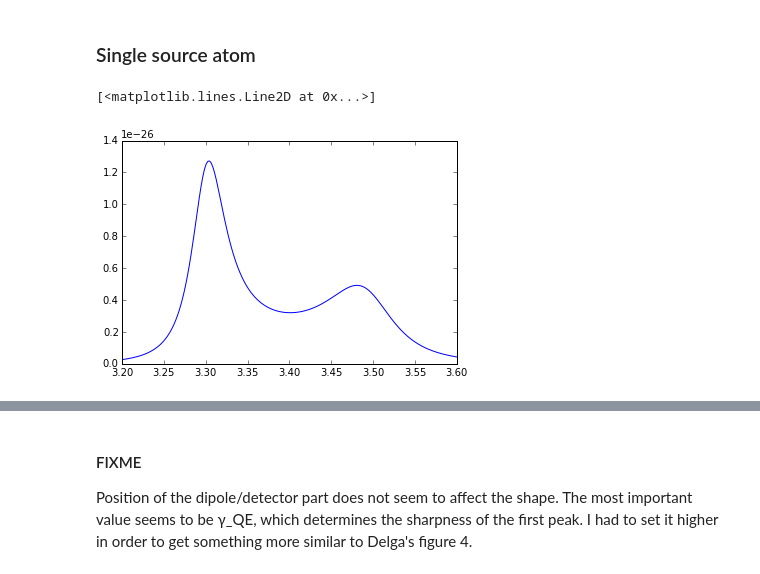
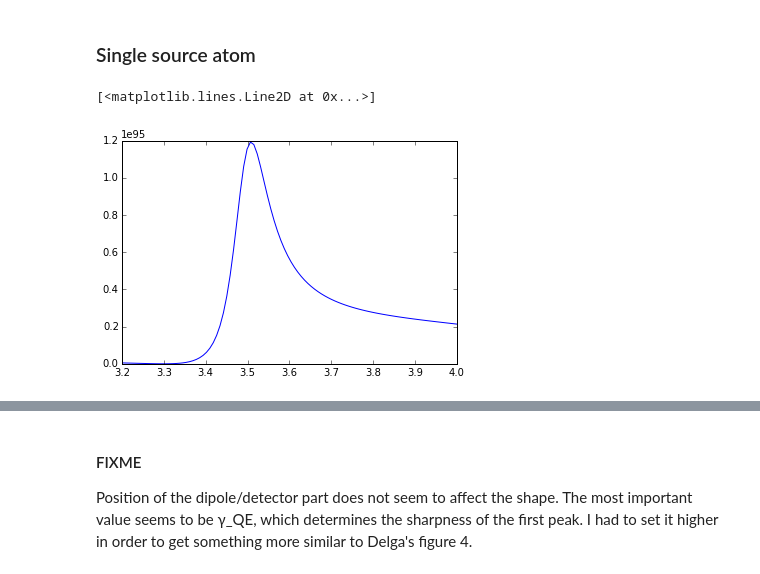
Before and after one commit to texnokrates/dicke, a Jupyter notebook: ipynotebooks/scattering.ipynb, the cells around one changed output, grey strips where cells are left out. Cells and saved outputs as stored; diff of their text form; code cells hidden in the pictures.

```diff
--- a/ipynotebooks/scattering.ipynb
+++ b/ipynotebooks/scattering.ipynb
@@ -178,35 +188,40 @@ import matplotlib.pyplot as plt
 ### Single source atom
 # %%
 a = 7e-9
-r1 = np.array([8e-9,0,0]) # atom position
+r1 = np.array([8e-8,0,0]) # atom position
 ω_p = 9*eV/ℏ
 #print(ω_p)
 ε_inf = 4.6
 γ_p = 0.1*eV/ℏ
 ε_b = 1
-γ_QE = 0.025*eV/ℏ # Original Delga: 15 meV. Makes the peak too sharp.
+γ_QE = 0.0015*eV/ℏ # Original Delga: 15 meV. Makes the peak too sharp.
 μ = np.array([0.19e-9*e,0,0])
 
 #R = np.array([0,8e-9,0]) # detector position
-R = np.array([8e-9,8e-10,0])
-ω_0 = 3.3*eV/ℏ
+R = np.array([0,8e-8,0])
+ω_0 = 3.30*eV/ℏ
 Ω = ω_0+1j*γ_QE
 startω = 3.2*eV/ℏ
-stopω = 3.6*eV/ℏ
-nmax=10
+stopω = 4.0*eV/ℏ
+nmax=30
 
-ωlist = np.linspace(startω, stopω, 200)
+ωlist = np.linspace(startω, stopω, 100)
 Slist = np.empty(shape=ωlist.shape,dtype=float)
 for i in range(ωlist.shape[0]):
     ω = ωlist[i]
     ε_m = ε_drude(ε_inf, ω_p, γ_p, ω)
     #print ("ε_m",ε_m)
-    G = mie_G_scatt(a=a, nmax=nmax, ε_m=ε_m,
+    K = mie_G_scatt(a=a, nmax=nmax, ε_m=ε_m,
                     ε_b=ε_b, ω=ω, r1=R, r2=r1)
-    pref = np.linalg.norm((ω*ω/(c*c*ε_0))*np.dot(G, μ))**2
-    postf = 1/abs(ω-Ω)**2+1/abs(ω+Ω)**2
-    Slist[i] = pref*postf
+    Kself = mie_G_scatt(a=a, nmax=nmax, ε_m=ε_m,
+                    ε_b=ε_b, ω=ω, r1=r1, r2=r1)
+    #pref = np.linalg.norm((ω*ω/(c*c*ε_0))*np.dot(G, μ))**2
+    #postf = 1/abs(ω-Ω)**2+1/abs(ω+Ω)**2
+    num = np.linalg.norm((ω*ω/(c*c*ε_0))*np.dot(K,μ))**2
+    den = abs(ω*ω-2j*ω*Ω.imag - abs(Ω)**2
+           +2*(ω*ω/(c*c*ε_0*ℏ)) * Ω.real*np.dot(μ,np.dot(Kself,μ)))**2
+    Slist[i] = num*den*2*(ω*ω+abs(Ω)**2)
 plt.plot(ωlist*ℏ/eV,Slist)
 # %% [output]
 [<matplotlib.lines.Line2D at 0x...>]
-[figure, old version]
+[figure, new version]
```
Also changed, not shown: parts of 14 cells of this notebook.
